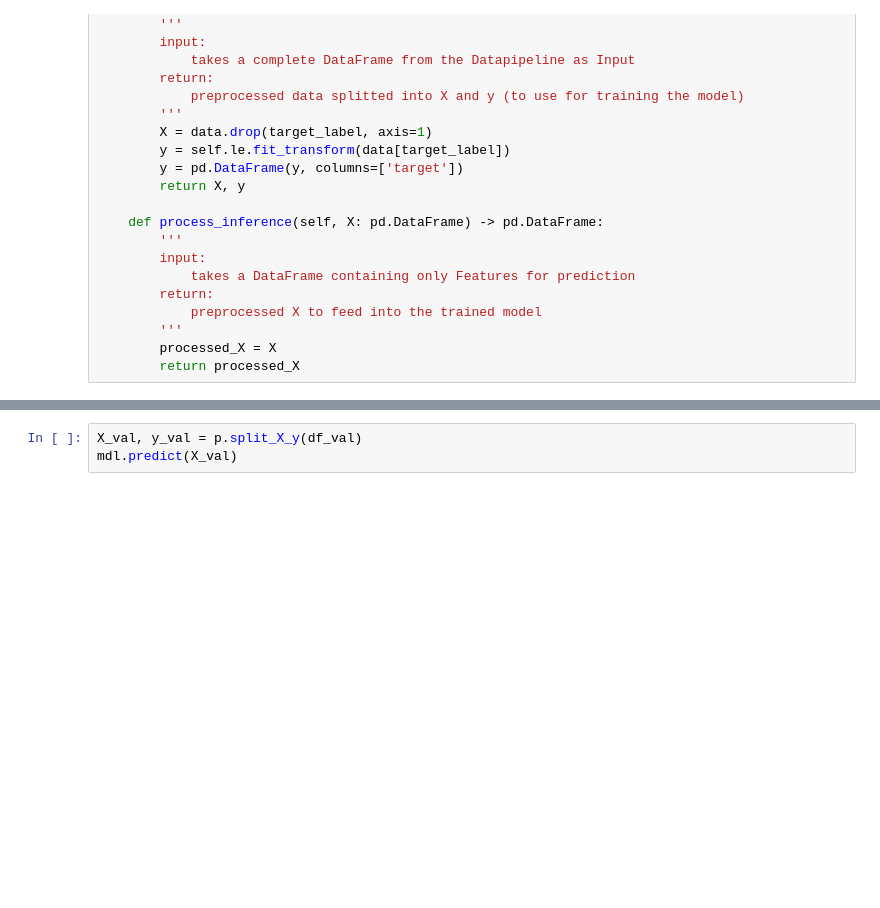
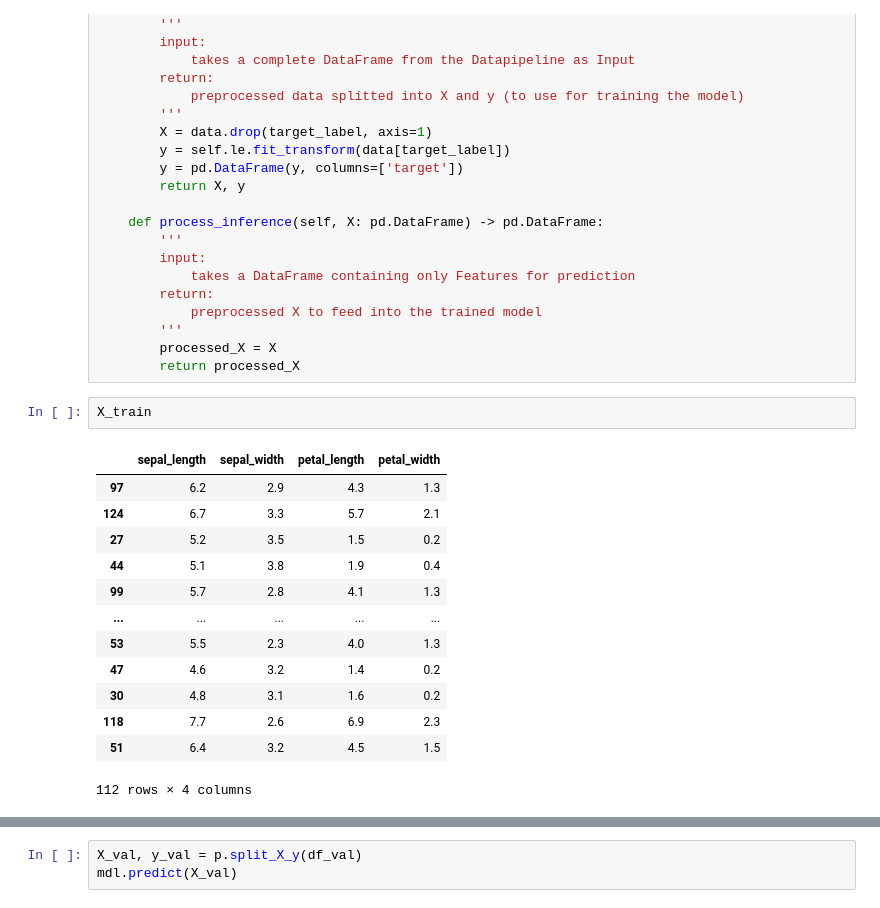
Before and after one commit to FlorianBorn/machine-learning-microservice-template, a Jupyter notebook: microservice/model/foo.ipynb, the cells around one changed output, grey strips where cells are left out. Cells and saved outputs as stored; diff of their text form; blank space fills up the shorter version.

```diff
--- a/microservice/model/foo.ipynb
+++ b/microservice/model/foo.ipynb
@@ -294,3 +294,19 @@ class Preprocessor():
         '''
         processed_X = X
         return processed_X
+# %%
+X_train
+# %% [output]
+|  | sepal_length | sepal_width | petal_length | petal_width |
+| 97 | 6.2 | 2.9 | 4.3 | 1.3 |
+| 124 | 6.7 | 3.3 | 5.7 | 2.1 |
+| 27 | 5.2 | 3.5 | 1.5 | 0.2 |
+| 44 | 5.1 | 3.8 | 1.9 | 0.4 |
+| 99 | 5.7 | 2.8 | 4.1 | 1.3 |
+| ... | ... | ... | ... | ... |
+| 53 | 5.5 | 2.3 | 4.0 | 1.3 |
+| 47 | 4.6 | 3.2 | 1.4 | 0.2 |
+| 30 | 4.8 | 3.1 | 1.6 | 0.2 |
+| 118 | 7.7 | 2.6 | 6.9 | 2.3 |
+| 51 | 6.4 | 3.2 | 4.5 | 1.5 |
+112 rows × 4 columns
```
Also changed, not shown: parts of 15 cells of this notebook, 11 other files.
